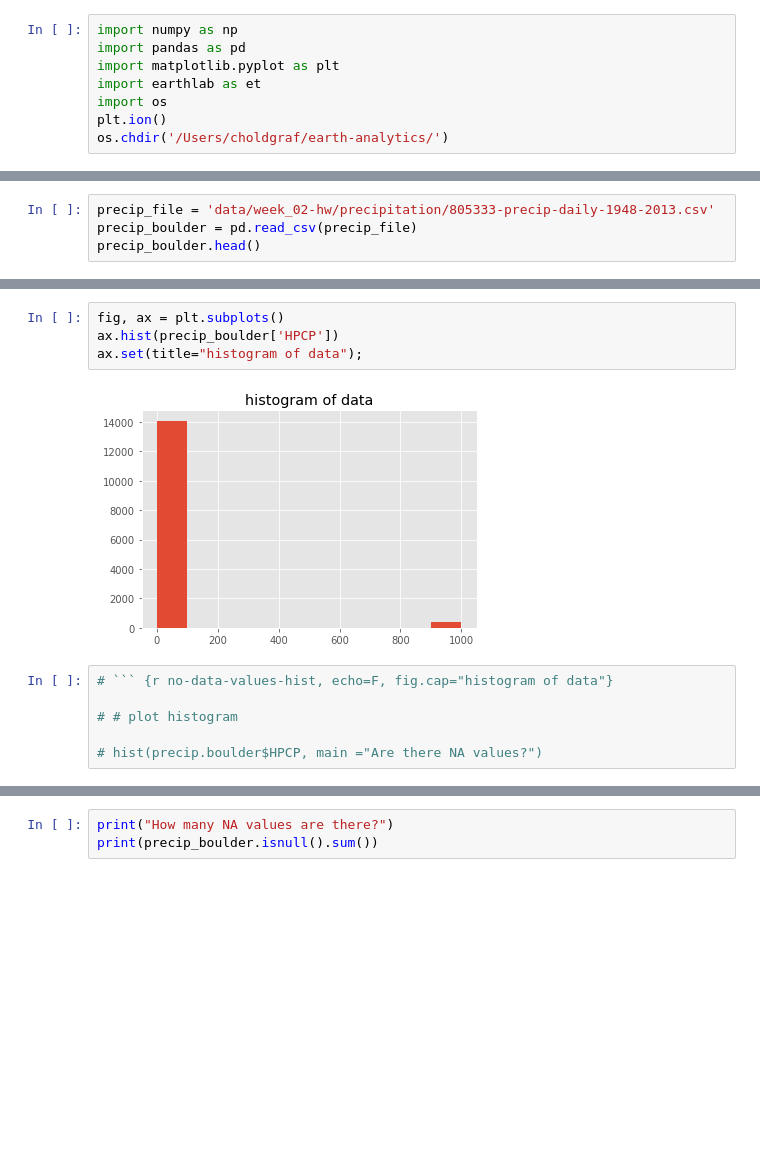
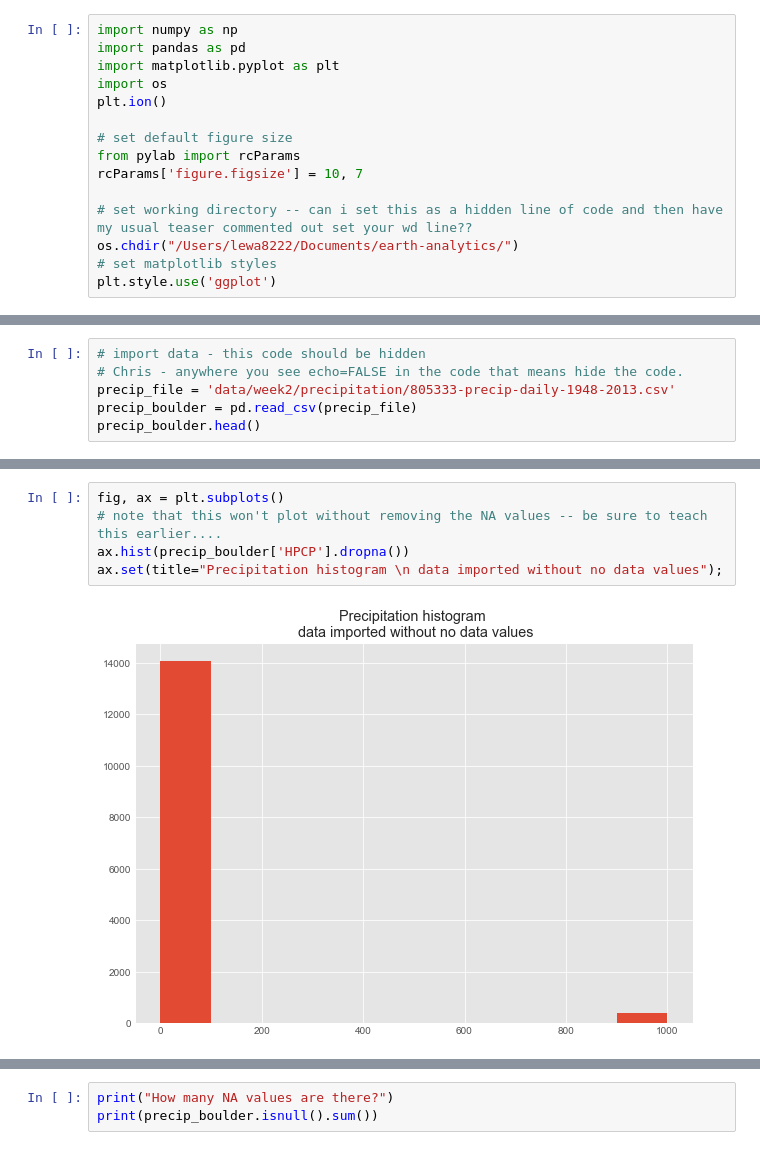
Before and after one commit to choldgraf/earth-analytics-python_OLD, a Jupyter notebook: notebooks/final-notebooks/week-2/plot-time-series-handle-dates/2017-01-25-flood05-USGS-precip-subset-graduate-in-python.ipynb, the cells around one changed output, grey strips where cells are left out. Drawn from its saved outputs; the diff is of its cells as text; blank space fills up the shorter version.

````diff
--- a/notebooks/final-notebooks/week-2/plot-time-series-handle-dates/2017-01-25-flood05-USGS-precip-subset-graduate-in-python.ipynb
+++ b/notebooks/final-notebooks/week-2/plot-time-series-handle-dates/2017-01-25-flood05-USGS-precip-subset-graduate-in-python.ipynb
@@ -135,7 +72,14 @@ directory and set `stringsAsFactors` to FALSE using `options()`.
 import numpy as np
 import pandas as pd
 import matplotlib.pyplot as plt
-import earthlab as et
 import os
 plt.ion()
-os.chdir('/Users/choldgraf/earth-analytics/')
+
+# set default figure size
+from pylab import rcParams
+rcParams['figure.figsize'] = 10, 7
+
+# set working directory -- can i set this as a hidden line of code and then have my usual teaser commented out set your wd line??
+os.chdir("/Users/lewa8222/Documents/earth-analytics/")
+# set matplotlib styles
+plt.style.use('ggplot')
@@ -182,5 +94,7 @@ Import the data into R and then view the data structure.
 # %%
-precip_file = 'data/week_02-hw/precipitation/805333-precip-daily-1948-2013.csv'
+# import data - this code should be hidden
+# Chris - anywhere you see echo=FALSE in the code that means hide the code.
+precip_file = 'data/week2/precipitation/805333-precip-daily-1948-2013.csv'
 precip_boulder = pd.read_csv(precip_file)
 precip_boulder.head()
 # %% [output]
@@ -264,14 +139,9 @@ data import code above to account for no data values. Then determine how many no
 data values you have in your dataset.
 # %%
 fig, ax = plt.subplots()
-ax.hist(precip_boulder['HPCP'])
-ax.set(title="histogram of data");
+# note that this won't plot without removing the NA values -- be sure to teach this earlier....
+ax.hist(precip_boulder['HPCP'].dropna())
+ax.set(title="Precipitation histogram \n data imported without no data values");
 # %% [output]
-[figure, old version]
+[figure, new version]
-# %%
-# ``` {r no-data-values-hist, echo=F, fig.cap="histogram of data"}
-
-# # plot histogram
-
-# hist(precip.boulder$HPCP, main ="Are there NA values?")
 # %%
````
Also changed, not shown: parts of 30 cells of this notebook, 25 other files.
